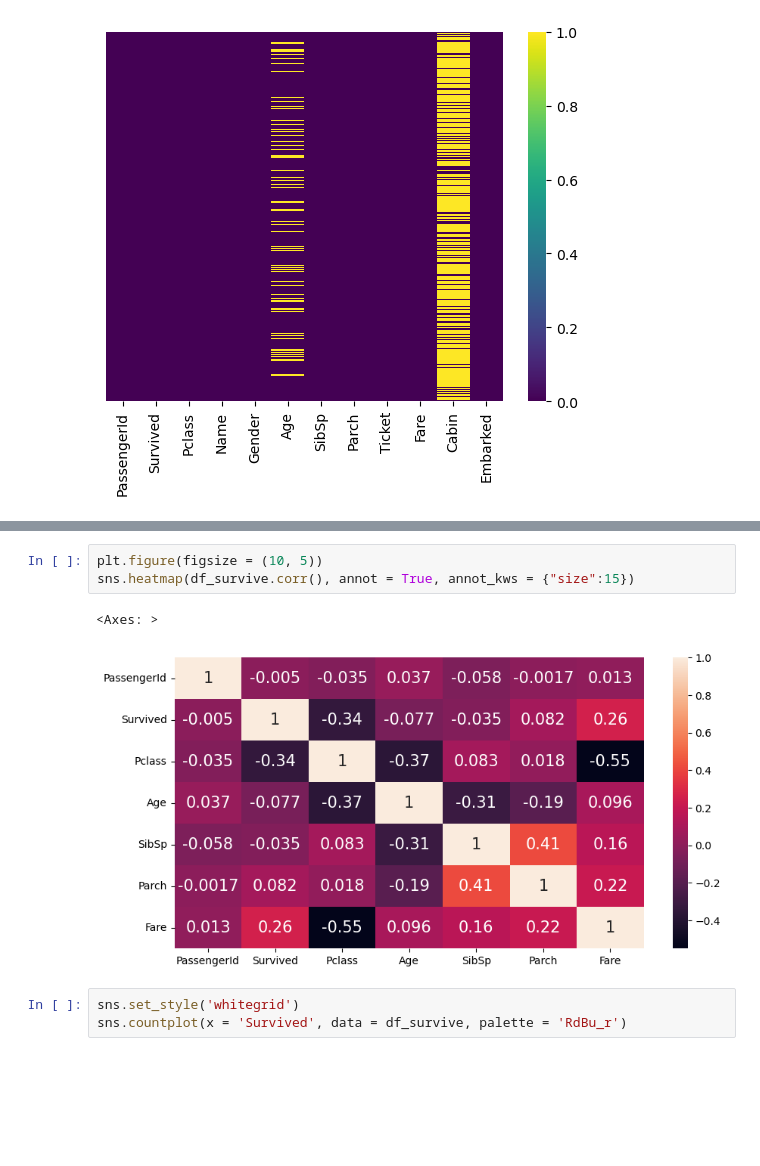
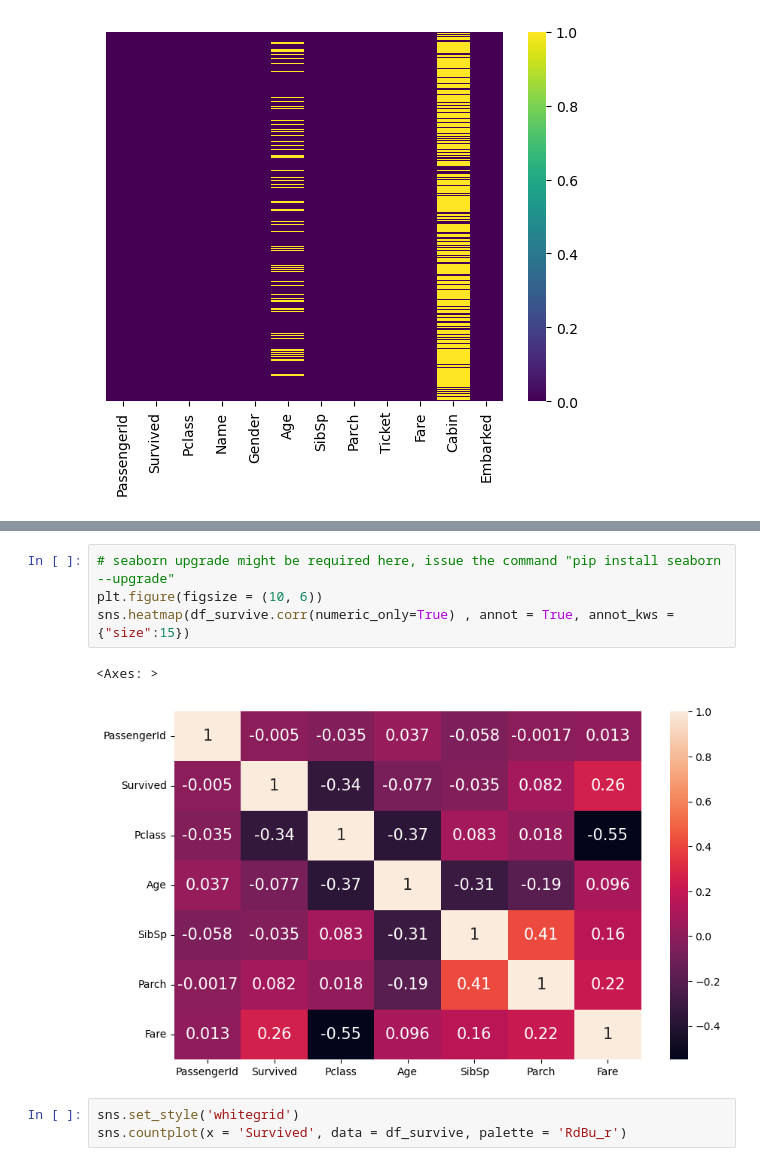
Before and after one commit to toarnabtrainer/COMS-Class_XI_and_XII_AI_New-Syllabus-, a Jupyter notebook: LogisticRegression.ipynb, the cells around one changed output, grey strips where cells are left out. Drawn from its saved outputs; the diff is of its cells as text; blank space fills up the shorter version.

```diff
--- a/LogisticRegression.ipynb
+++ b/LogisticRegression.ipynb
@@ -127,11 +127,12 @@ df_survive.corr()
 | Parch | -0.001652 | 0.081629 | 0.018443 | -0.189119 | 0.414838 | 1.000000 | 0.216225 |
 | Fare | 0.012658 | 0.257307 | -0.549500 | 0.096067 | 0.159651 | 0.216225 | 1.000000 |
 # %%
-plt.figure(figsize = (10, 5))
-sns.heatmap(df_survive.corr(), annot = True, annot_kws = {"size":15})
+# seaborn upgrade might be required here, issue the command "pip install seaborn --upgrade"
+plt.figure(figsize = (10, 6))
+sns.heatmap(df_survive.corr(numeric_only=True) , annot = True, annot_kws = {"size":15})
 # %% [output]
 <Axes: >
-[figure, old version]
+[figure, new version]
 # %%
 sns.set_style('whitegrid')
 sns.countplot(x = 'Survived', data = df_survive, palette = 'RdBu_r')
```
Also changed, not shown: parts of 1 cell of this notebook.
